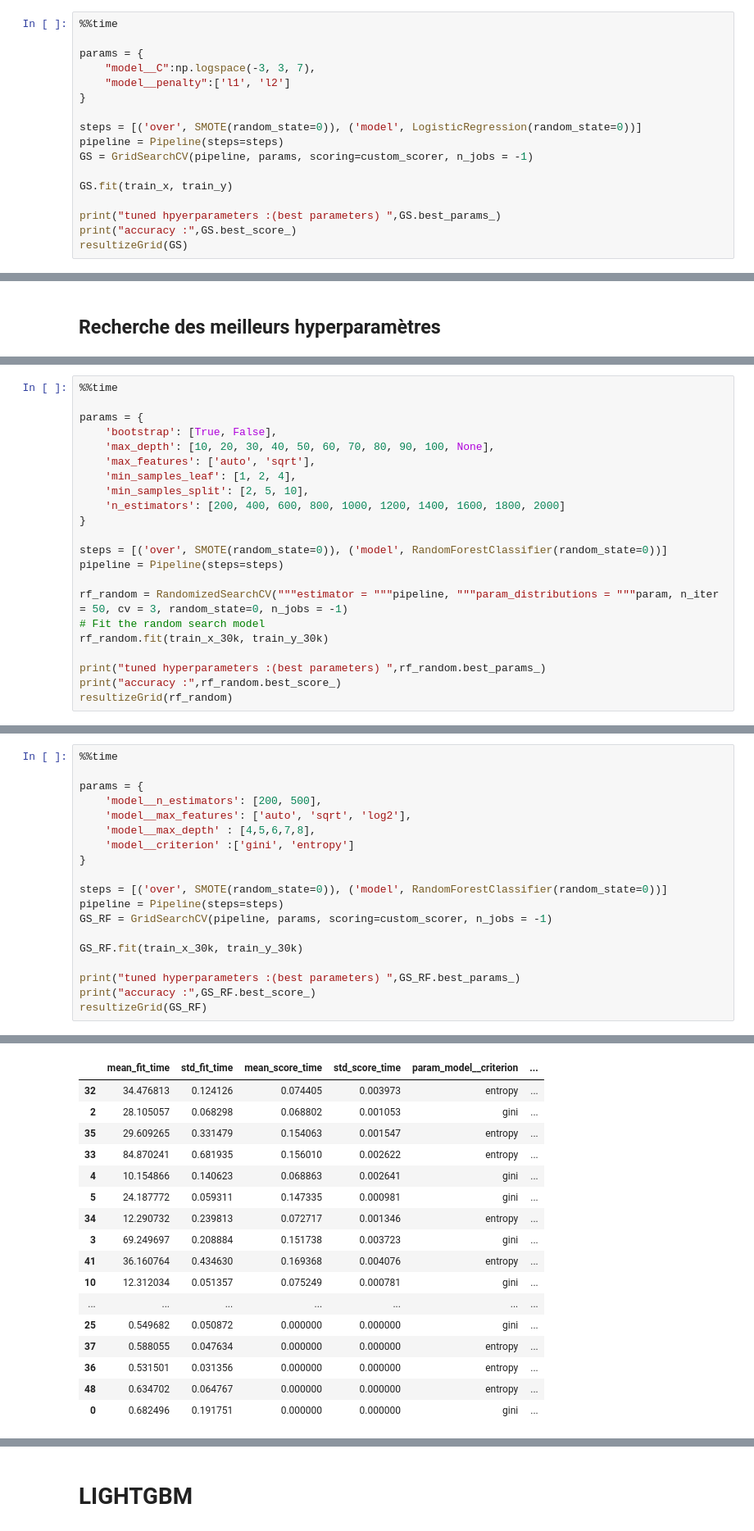
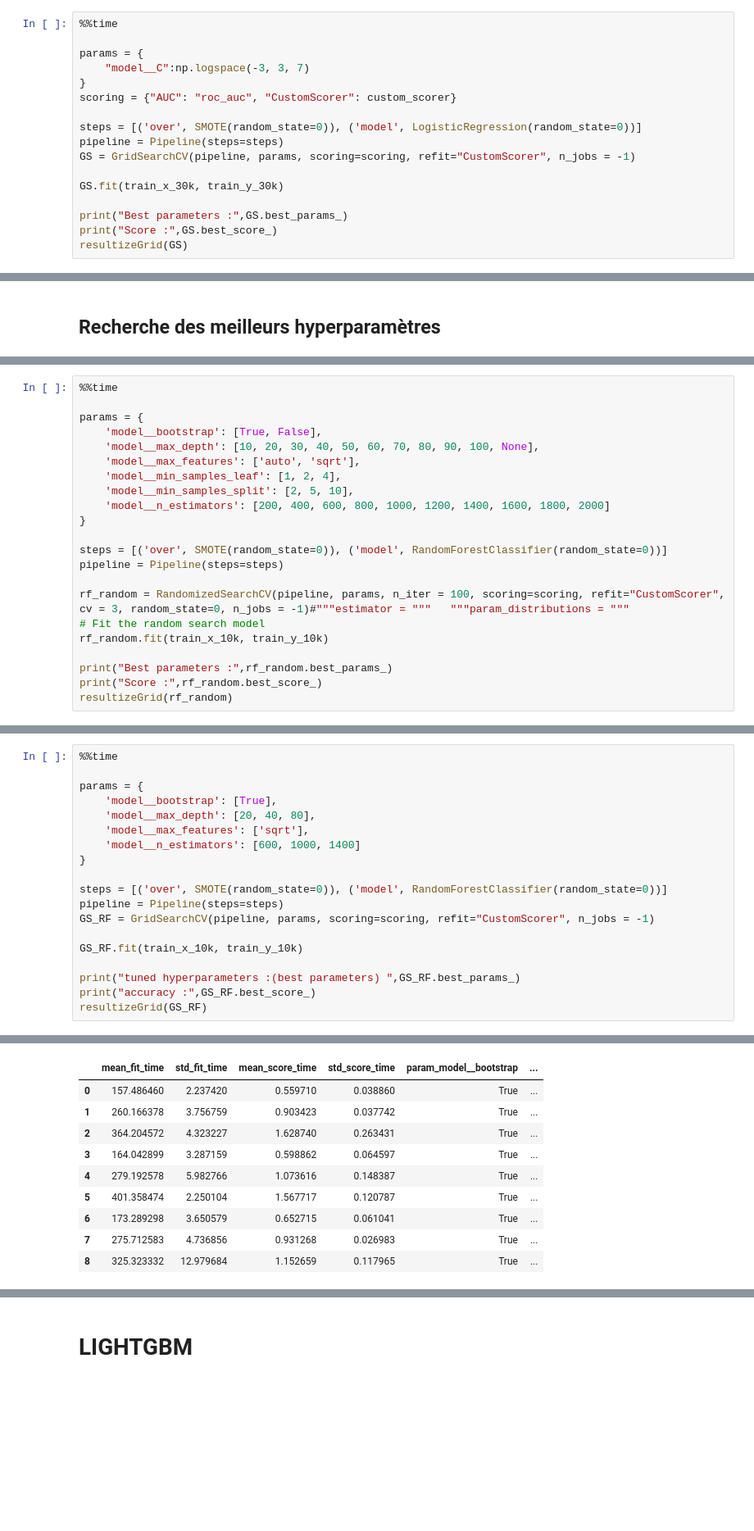
Before and after one commit to OCangrand/OC-Project7, a Jupyter notebook: Modelisation.ipynb, the cells around one changed output, grey strips where cells are left out. Shown: that part at 82% size. Saved outputs shown, nothing was run; the diff lists cells and outputs as text; blank space fills up the shorter version.

```diff
--- a/Modelisation.ipynb
+++ b/Modelisation.ipynb
@@ -222,17 +270,17 @@ shap.plots.waterfall(shap_values[50])
 %%time
 
 params = {
-    "model__C":np.logspace(-3, 3, 7),
-    "model__penalty":['l1', 'l2']
+    "model__C":np.logspace(-3, 3, 7)
 }
+scoring = {"AUC": "roc_auc", "CustomScorer": custom_scorer}
 
 steps = [('over', SMOTE(random_state=0)), ('model', LogisticRegression(random_state=0))]
 pipeline = Pipeline(steps=steps)
-GS = GridSearchCV(pipeline, params, scoring=custom_scorer, n_jobs = -1)
+GS = GridSearchCV(pipeline, params, scoring=scoring, refit="CustomScorer", n_jobs = -1)
 
-GS.fit(train_x, train_y)
+GS.fit(train_x_30k, train_y_30k)
 
-print("tuned hpyerparameters :(best parameters) ",GS.best_params_)
-print("accuracy :",GS.best_score_)
+print("Best parameters :",GS.best_params_)
+print("Score :",GS.best_score_)
 resultizeGrid(GS)
 # %% [output]
@@ -402,21 +408,21 @@ print(rftest.get_params())
 %%time
 
 params = {
-    'bootstrap': [True, False],
-    'max_depth': [10, 20, 30, 40, 50, 60, 70, 80, 90, 100, None],
-    'max_features': ['auto', 'sqrt'],
-    'min_samples_leaf': [1, 2, 4],
-    'min_samples_split': [2, 5, 10],
-    'n_estimators': [200, 400, 600, 800, 1000, 1200, 1400, 1600, 1800, 2000]
+    'model__bootstrap': [True, False],
+    'model__max_depth': [10, 20, 30, 40, 50, 60, 70, 80, 90, 100, None],
+    'model__max_features': ['auto', 'sqrt'],
+    'model__min_samples_leaf': [1, 2, 4],
+    'model__min_samples_split': [2, 5, 10],
+    'model__n_estimators': [200, 400, 600, 800, 1000, 1200, 1400, 1600, 1800, 2000]
 }
 
 steps = [('over', SMOTE(random_state=0)), ('model', RandomForestClassifier(random_state=0))]
 pipeline = Pipeline(steps=steps)
 
-rf_random = RandomizedSearchCV("""estimator = """pipeline, """param_distributions = """param, n_iter = 50, cv = 3, random_state=0, n_jobs = -1)
+rf_random = RandomizedSearchCV(pipeline, params, n_iter = 100, scoring=scoring, refit="CustomScorer", cv = 3, random_state=0, n_jobs = -1)#"""estimator = """   """param_distributions = """
 # Fit the random search model
-rf_random.fit(train_x_30k, train_y_30k)
+rf_random.fit(train_x_10k, train_y_10k)
 
-print("tuned hyperparameters :(best parameters) ",rf_random.best_params_)
-print("accuracy :",rf_random.best_score_)
+print("Best parameters :",rf_random.best_params_)
+print("Score :",rf_random.best_score_)
 resultizeGrid(rf_random)
@@ -424,17 +450,17 @@ resultizeGrid(rf_random)
 %%time
 
 params = {
-    'model__n_estimators': [200, 500],
-    'model__max_features': ['auto', 'sqrt', 'log2'],
-    'model__max_depth' : [4,5,6,7,8],
-    'model__criterion' :['gini', 'entropy']
+    'model__bootstrap': [True],
+    'model__max_depth': [20, 40, 80],
+    'model__max_features': ['sqrt'],
+    'model__n_estimators': [600, 1000, 1400]
 }
 
 steps = [('over', SMOTE(random_state=0)), ('model', RandomForestClassifier(random_state=0))]
 pipeline = Pipeline(steps=steps)
-GS_RF = GridSearchCV(pipeline, params, scoring=custom_scorer, n_jobs = -1)
+GS_RF = GridSearchCV(pipeline, params, scoring=scoring, refit="CustomScorer", n_jobs = -1)
 
-GS_RF.fit(train_x_30k, train_y_30k)
+GS_RF.fit(train_x_10k, train_y_10k)
 
 print("tuned hyperparameters :(best parameters) ",GS_RF.best_params_)
 print("accuracy :",GS_RF.best_score_)
@@ -447,17 +473,10 @@ Wall time: 3h 7min 36s
-|  | mean_fit_time | std_fit_time | mean_score_time | std_score_time | param_model__criterion | ... |
-| 32 | 34.476813 | 0.124126 | 0.074405 | 0.003973 | entropy | ... |
-| 2 | 28.105057 | 0.068298 | 0.068802 | 0.001053 | gini | ... |
-| 35 | 29.609265 | 0.331479 | 0.154063 | 0.001547 | entropy | ... |
-| 33 | 84.870241 | 0.681935 | 0.156010 | 0.002622 | entropy | ... |
-| 4 | 10.154866 | 0.140623 | 0.068863 | 0.002641 | gini | ... |
-| 5 | 24.187772 | 0.059311 | 0.147335 | 0.000981 | gini | ... |
-| 34 | 12.290732 | 0.239813 | 0.072717 | 0.001346 | entropy | ... |
-| 3 | 69.249697 | 0.208884 | 0.151738 | 0.003723 | gini | ... |
-| 41 | 36.160764 | 0.434630 | 0.169368 | 0.004076 | entropy | ... |
-| 10 | 12.312034 | 0.051357 | 0.075249 | 0.000781 | gini | ... |
-| ... | ... | ... | ... | ... | ... | ... |
-| 25 | 0.549682 | 0.050872 | 0.000000 | 0.000000 | gini | ... |
-| 37 | 0.588055 | 0.047634 | 0.000000 | 0.000000 | entropy | ... |
-| 36 | 0.531501 | 0.031356 | 0.000000 | 0.000000 | entropy | ... |
-| 48 | 0.634702 | 0.064767 | 0.000000 | 0.000000 | entropy | ... |
-| 0 | 0.682496 | 0.191751 | 0.000000 | 0.000000 | gini | ... |
+|  | mean_fit_time | std_fit_time | mean_score_time | std_score_time | param_model__bootstrap | ... |
+| 0 | 157.486460 | 2.237420 | 0.559710 | 0.038860 | True | ... |
+| 1 | 260.166378 | 3.756759 | 0.903423 | 0.037742 | True | ... |
+| 2 | 364.204572 | 4.323227 | 1.628740 | 0.263431 | True | ... |
+| 3 | 164.042899 | 3.287159 | 0.598862 | 0.064597 | True | ... |
+| 4 | 279.192578 | 5.982766 | 1.073616 | 0.148387 | True | ... |
+| 5 | 401.358474 | 2.250104 | 1.567717 | 0.120787 | True | ... |
+| 6 | 173.289298 | 3.650579 | 0.652715 | 0.061041 | True | ... |
+| 7 | 275.712583 | 4.736856 | 0.931268 | 0.026983 | True | ... |
+| 8 | 325.323332 | 12.979684 | 1.152659 | 0.117965 | True | ... |
```
Also changed, not shown: parts of 37 cells of this notebook.
